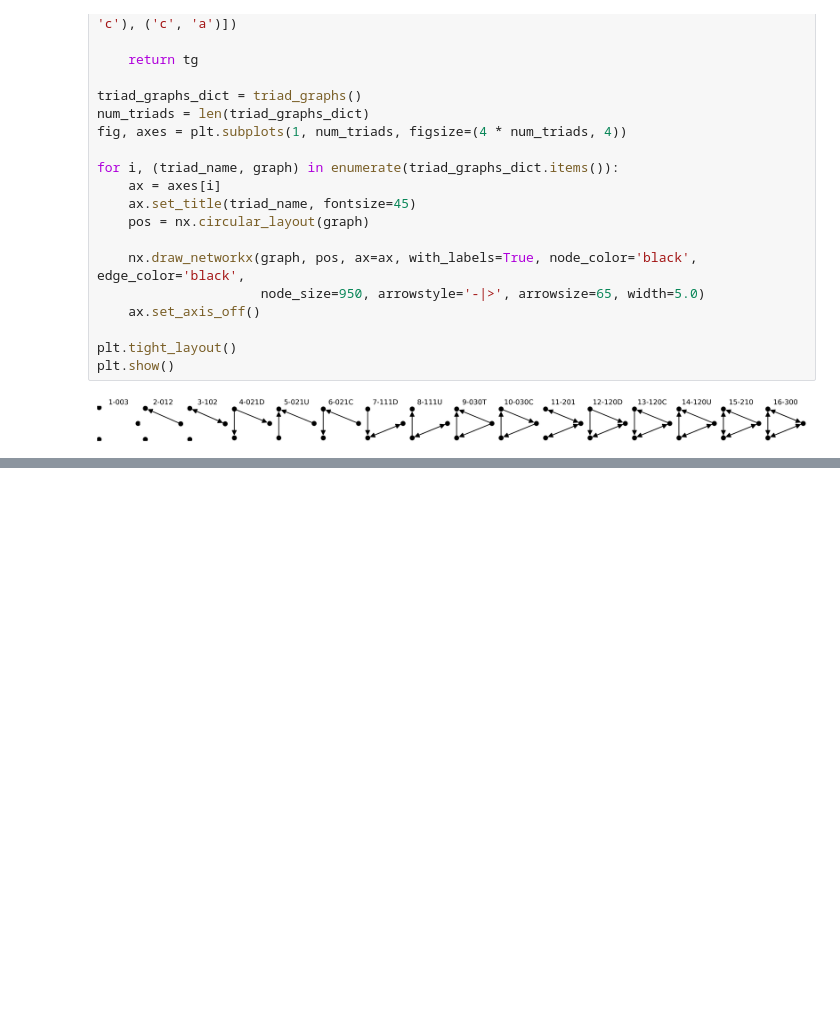
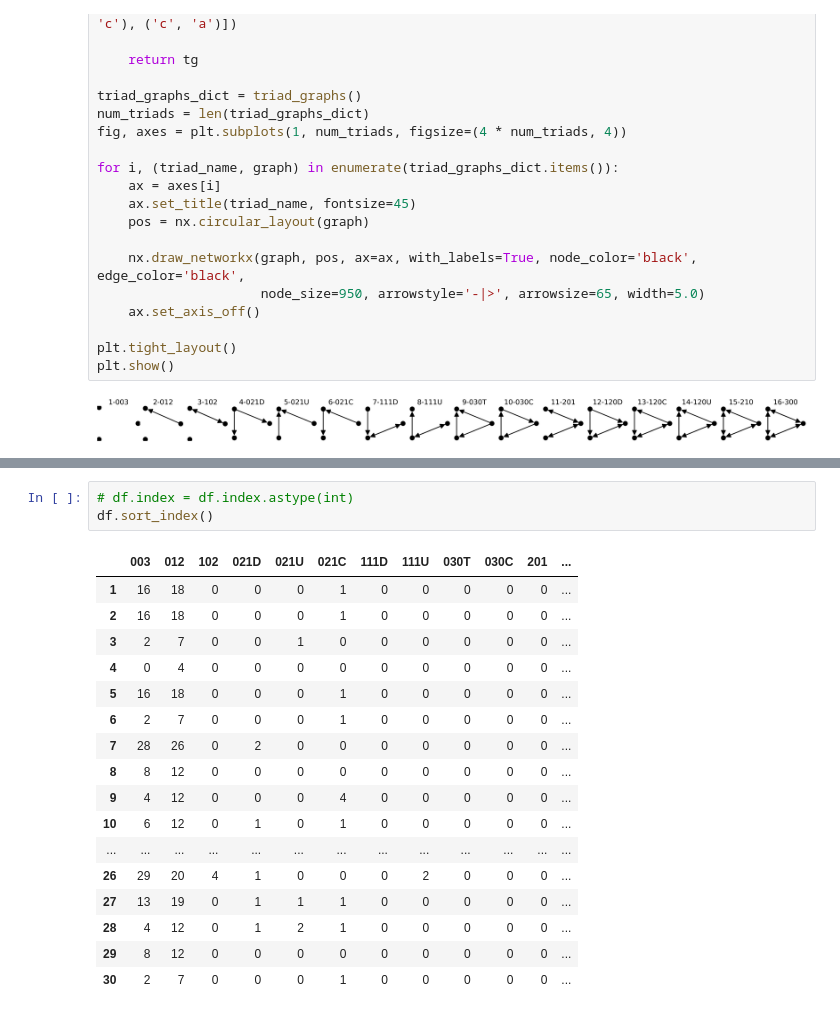
Before and after one commit to milanXpetrovic/drosophila-social-network-analysis, a Jupyter notebook: notebooks/todo_notebooks/triads.ipynb, the cells around one changed output, grey strips where cells are left out. Cells and saved outputs as stored; diff of their text form; blank space fills up the shorter version.

```diff
--- a/notebooks/todo_notebooks/triads.ipynb
+++ b/notebooks/todo_notebooks/triads.ipynb
@@ -72,0 +79,21 @@ df.T.boxplot()
+# %%
+# df.index = df.index.astype(int)
+df.sort_index()
+# %% [output]
+|  | 003 | 012 | 102 | 021D | 021U | 021C | 111D | 111U | 030T | 030C | 201 | ... |
+| 1 | 16 | 18 | 0 | 0 | 0 | 1 | 0 | 0 | 0 | 0 | 0 | ... |
+| 2 | 16 | 18 | 0 | 0 | 0 | 1 | 0 | 0 | 0 | 0 | 0 | ... |
+| 3 | 2 | 7 | 0 | 0 | 1 | 0 | 0 | 0 | 0 | 0 | 0 | ... |
+| 4 | 0 | 4 | 0 | 0 | 0 | 0 | 0 | 0 | 0 | 0 | 0 | ... |
+| 5 | 16 | 18 | 0 | 0 | 0 | 1 | 0 | 0 | 0 | 0 | 0 | ... |
+| 6 | 2 | 7 | 0 | 0 | 0 | 1 | 0 | 0 | 0 | 0 | 0 | ... |
+| 7 | 28 | 26 | 0 | 2 | 0 | 0 | 0 | 0 | 0 | 0 | 0 | ... |
+| 8 | 8 | 12 | 0 | 0 | 0 | 0 | 0 | 0 | 0 | 0 | 0 | ... |
+| 9 | 4 | 12 | 0 | 0 | 0 | 4 | 0 | 0 | 0 | 0 | 0 | ... |
+| 10 | 6 | 12 | 0 | 1 | 0 | 1 | 0 | 0 | 0 | 0 | 0 | ... |
+| ... | ... | ... | ... | ... | ... | ... | ... | ... | ... | ... | ... | ... |
+| 26 | 29 | 20 | 4 | 1 | 0 | 0 | 0 | 2 | 0 | 0 | 0 | ... |
+| 27 | 13 | 19 | 0 | 1 | 1 | 1 | 0 | 0 | 0 | 0 | 0 | ... |
+| 28 | 4 | 12 | 0 | 1 | 2 | 1 | 0 | 0 | 0 | 0 | 0 | ... |
+| 29 | 8 | 12 | 0 | 0 | 0 | 0 | 0 | 0 | 0 | 0 | 0 | ... |
+| 30 | 2 | 7 | 0 | 0 | 0 | 1 | 0 | 0 | 0 | 0 | 0 | ... |
```
Also changed, not shown: parts of 2 cells of this notebook, 37 other files.
